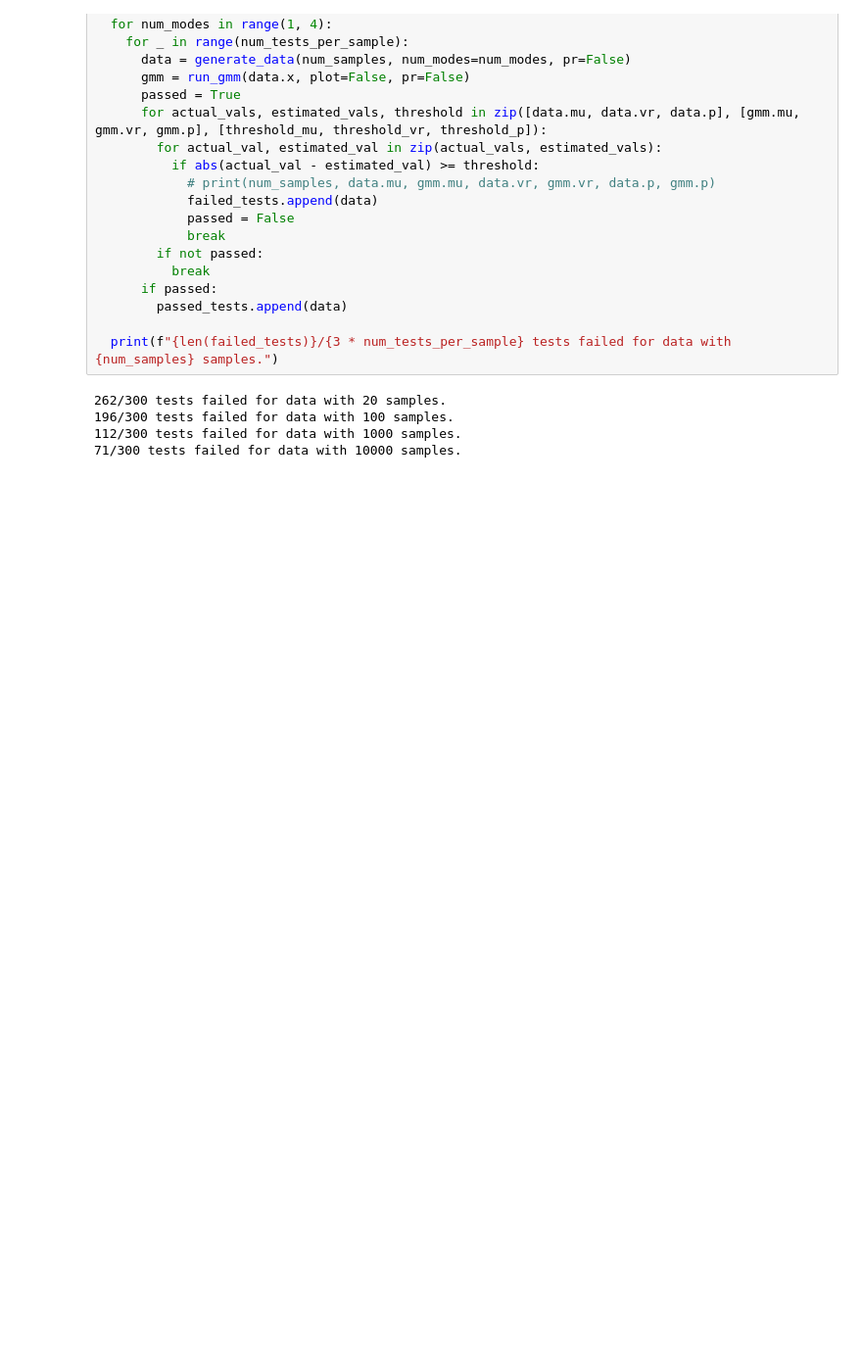
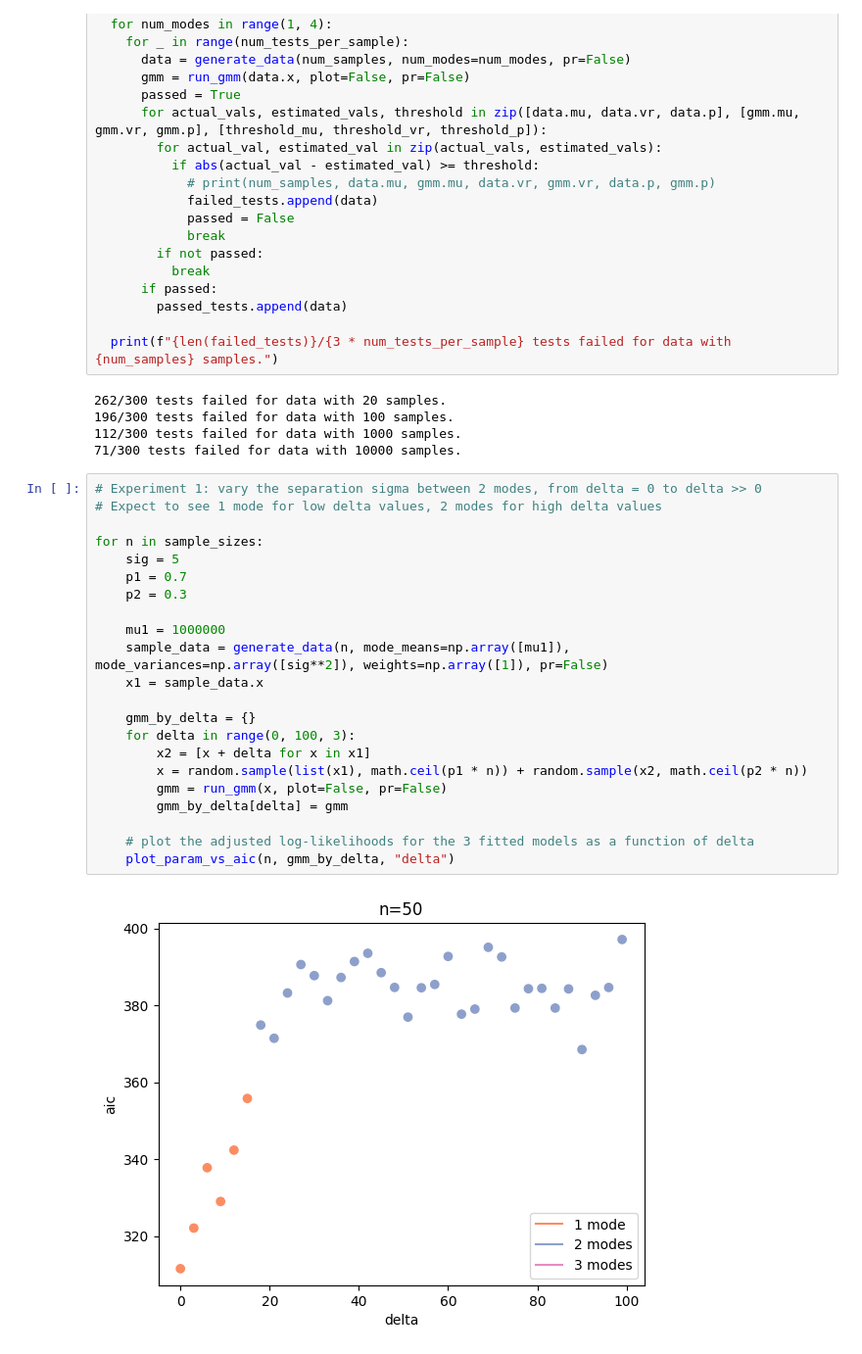
Before and after one commit to vivian-m-li/sv_gmm, a Jupyter notebook: gmm.ipynb, the cells around one changed output. Shown at 98% size. Saved outputs shown, nothing was run; the diff lists cells and outputs as text; blank space fills up the shorter version.

Commit message:
run robustness experiments

```diff
--- a/gmm.ipynb
+++ b/gmm.ipynb
@@ -64,3 +69,27 @@ for num_samples in sample_sizes:
 196/300 tests failed for data with 100 samples.
 112/300 tests failed for data with 1000 samples.
 71/300 tests failed for data with 10000 samples.
+# %%
+# Experiment 1: vary the separation sigma between 2 modes, from delta = 0 to delta >> 0
+# Expect to see 1 mode for low delta values, 2 modes for high delta values
+
+for n in sample_sizes:
+    sig = 5
+    p1 = 0.7
+    p2 = 0.3
+
+    mu1 = 1000000
+    sample_data = generate_data(n, mode_means=np.array([mu1]), mode_variances=np.array([sig**2]), weights=np.array([1]), pr=False)
+    x1 = sample_data.x
+
+    gmm_by_delta = {}
+    for delta in range(0, 100, 3):
+        x2 = [x + delta for x in x1]
+        x = random.sample(list(x1), math.ceil(p1 * n)) + random.sample(x2, math.ceil(p2 * n))
+        gmm = run_gmm(x, plot=False, pr=False)
+        gmm_by_delta[delta] = gmm
+
+    # plot the adjusted log-likelihoods for the 3 fitted models as a function of delta
+    plot_param_vs_aic(n, gmm_by_delta, "delta")
+# %% [output]
+[figure, added]
```
Also changed, not shown: parts of 4 cells of this notebook, 2 other files.
